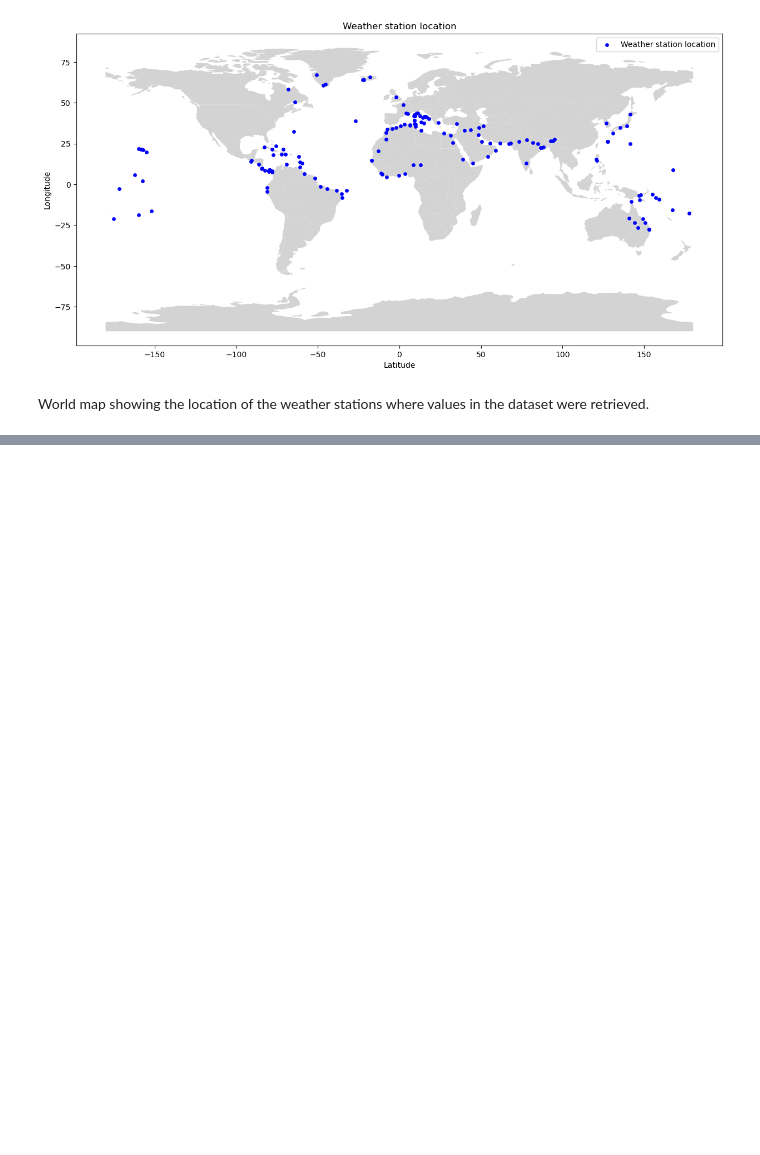
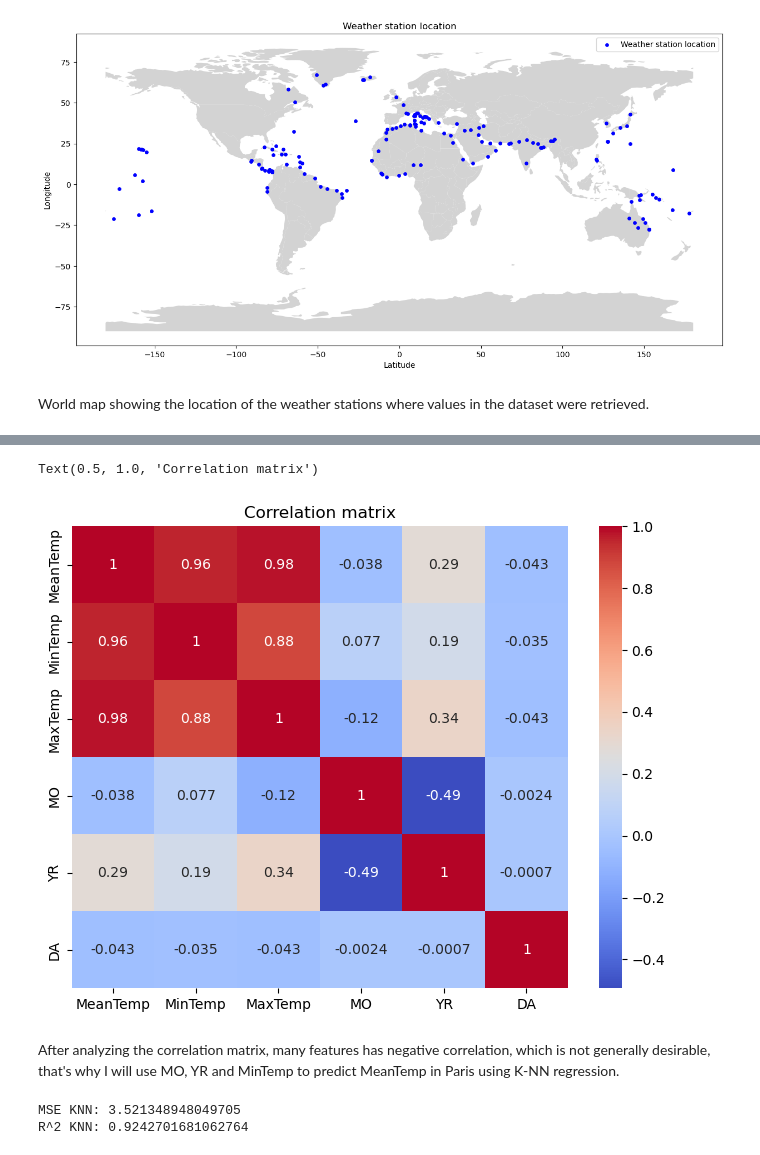
Before and after one commit to adamzulu123/Introduction-to-data-analysis, a Jupyter notebook: Notebook2/Advanced_notebook2_AdamNowak.ipynb, the cells around one changed output, grey strips where cells are left out. Cells and saved outputs as stored; diff of their text form; code cells hidden in the pictures; blank space fills up the shorter version.

```diff
--- a/Notebook2/Advanced_notebook2_AdamNowak.ipynb
+++ b/Notebook2/Advanced_notebook2_AdamNowak.ipynb
@@ -353,0 +371,41 @@ World map showing the location of the weather stations where values in the datas
+# %%
+#K-NN
+weather_df = weather_data[weather_data.STA == 34022]
+cols_to_corr = ['MeanTemp', 'MinTemp', 'MaxTemp', 'MO', 'YR', 'DA']
+weather_df_cleaned = weather_df[cols_to_corr].dropna()
+correlation_matrix = weather_df_cleaned.corr() #checking the correlation between elements
+
+#showing the plot
+plt.figure(figsize=(8, 6))
+sns.heatmap(correlation_matrix, annot=True, cmap="coolwarm", xticklabels='auto', yticklabels='auto', cbar=True)
+plt.title("Correlation matrix")
+# %% [output]
+Text(0.5, 1.0, 'Correlation matrix')
+[figure, added]
+# %% [markdown]
+After analyzing the correlation matrix, many features has negative correlation, which is not generally desirable, that's why I will use MO, YR and MinTemp to predict MeanTemp in Paris using K-NN regression.
+# %%
+paris_data = weather_df_cleaned.dropna(subset = ['YR', 'MO', 'MinTemp', 'MeanTemp'])
+X = paris_data[['YR', 'MO', 'MinTemp']].values
+Y = paris_data['MeanTemp'].values
+
+scaler = StandardScaler()
+X_scaled = scaler.fit_transform(X)
+
+X_train, X_test, y_train, y_test = train_test_split(X_scaled, Y, test_size=0.50, random_state=42)
+
+'''
+weights - uniform => All points in each neighborhood are weighted equally.
+        - distance => closer neighbors of a query point will have a greater influence than neighbors which are further away.
+'''
+nbrs = KNeighborsRegressor(n_neighbors=5, weights='distance', algorithm='auto')
+nbrs.fit(X_train, y_train)
+y_pred_nbrs = nbrs.predict(X_test)
+
+mse_knn = mean_squared_error(y_test, y_pred_nbrs)
+R2_knn = nbrs.score(X_test, y_test)
+print(f"MSE KNN: {mse_knn}")
+print(f"R^2 KNN: {R2_knn}")
+# %% [output]
+MSE KNN: 3.521348948049705
+R^2 KNN: 0.9242701681062764
```
Also changed, not shown: parts of 8 cells of this notebook.
